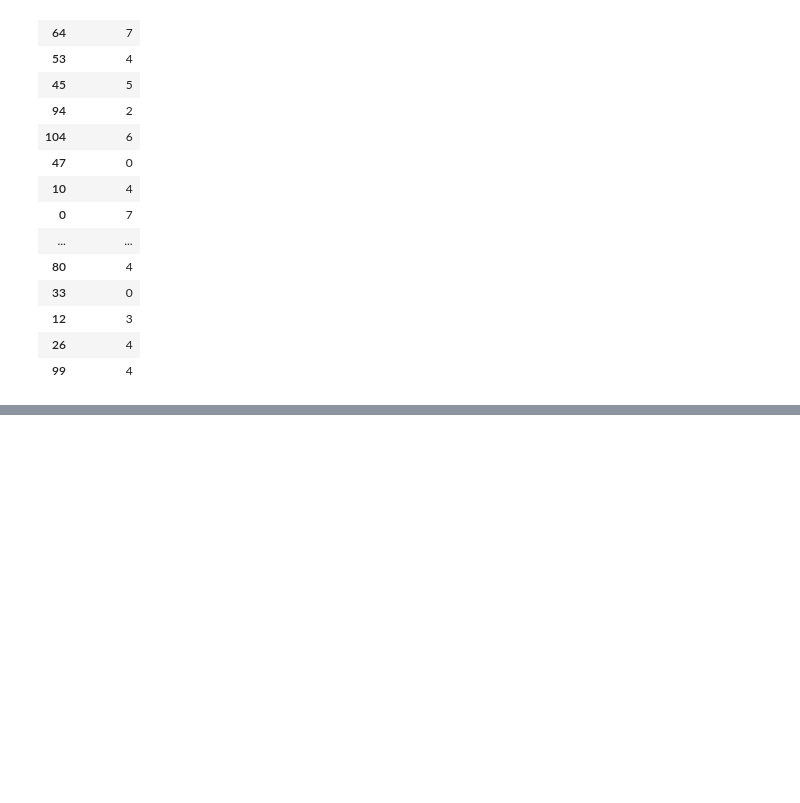
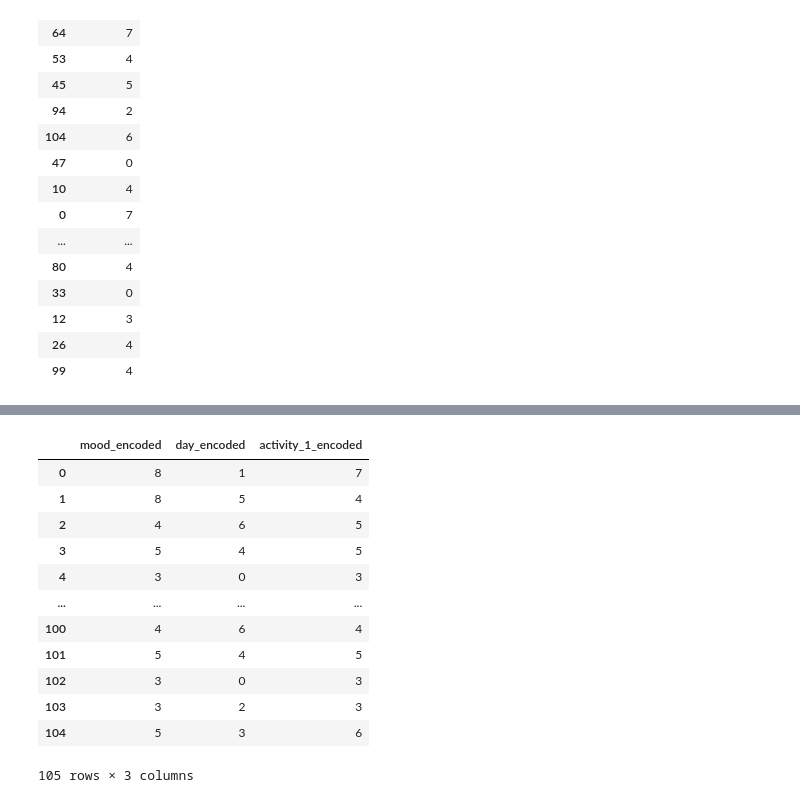
Before and after one commit to varun1455/MoodScriber, a Jupyter notebook: t1.ipynb, the cells around one changed output, grey strips where cells are left out. Cells and saved outputs as stored; diff of their text form; code cells hidden in the pictures; blank space fills up the shorter version.

```diff
--- a/t1.ipynb
+++ b/t1.ipynb
@@ -262,0 +274,17 @@ weighted avg       0.68      0.52      0.58        21
+# %%
+A = df.iloc[:,4:-1]
+A
+# %% [output]
+|  | mood_encoded | day_encoded | activity_1_encoded |
+| 0 | 8 | 1 | 7 |
+| 1 | 8 | 5 | 4 |
+| 2 | 4 | 6 | 5 |
+| 3 | 5 | 4 | 5 |
+| 4 | 3 | 0 | 3 |
+| ... | ... | ... | ... |
+| 100 | 4 | 6 | 4 |
+| 101 | 5 | 4 | 5 |
+| 102 | 3 | 0 | 3 |
+| 103 | 3 | 2 | 3 |
+| 104 | 5 | 3 | 6 |
+105 rows × 3 columns
```
Also changed, not shown: parts of 21 cells of this notebook.
